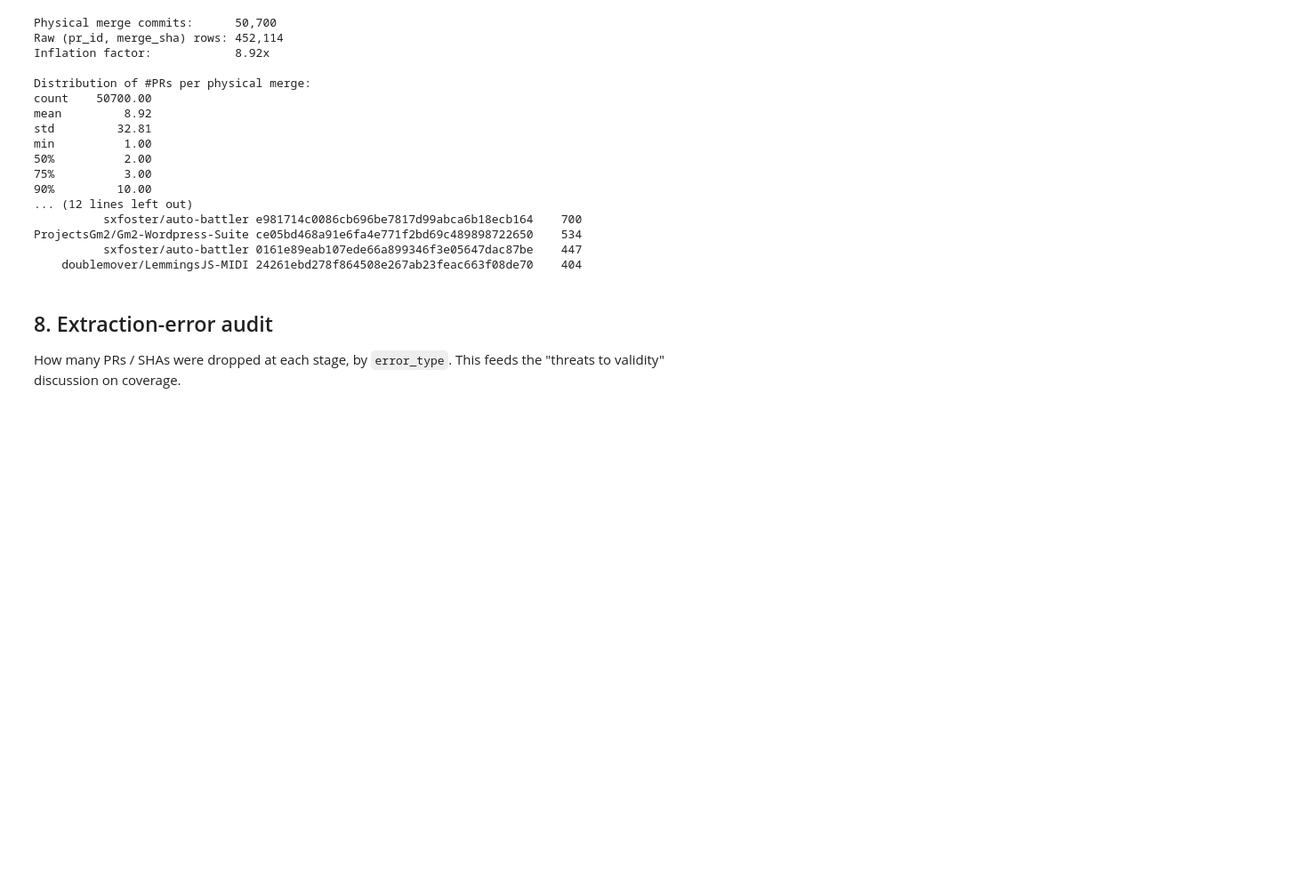
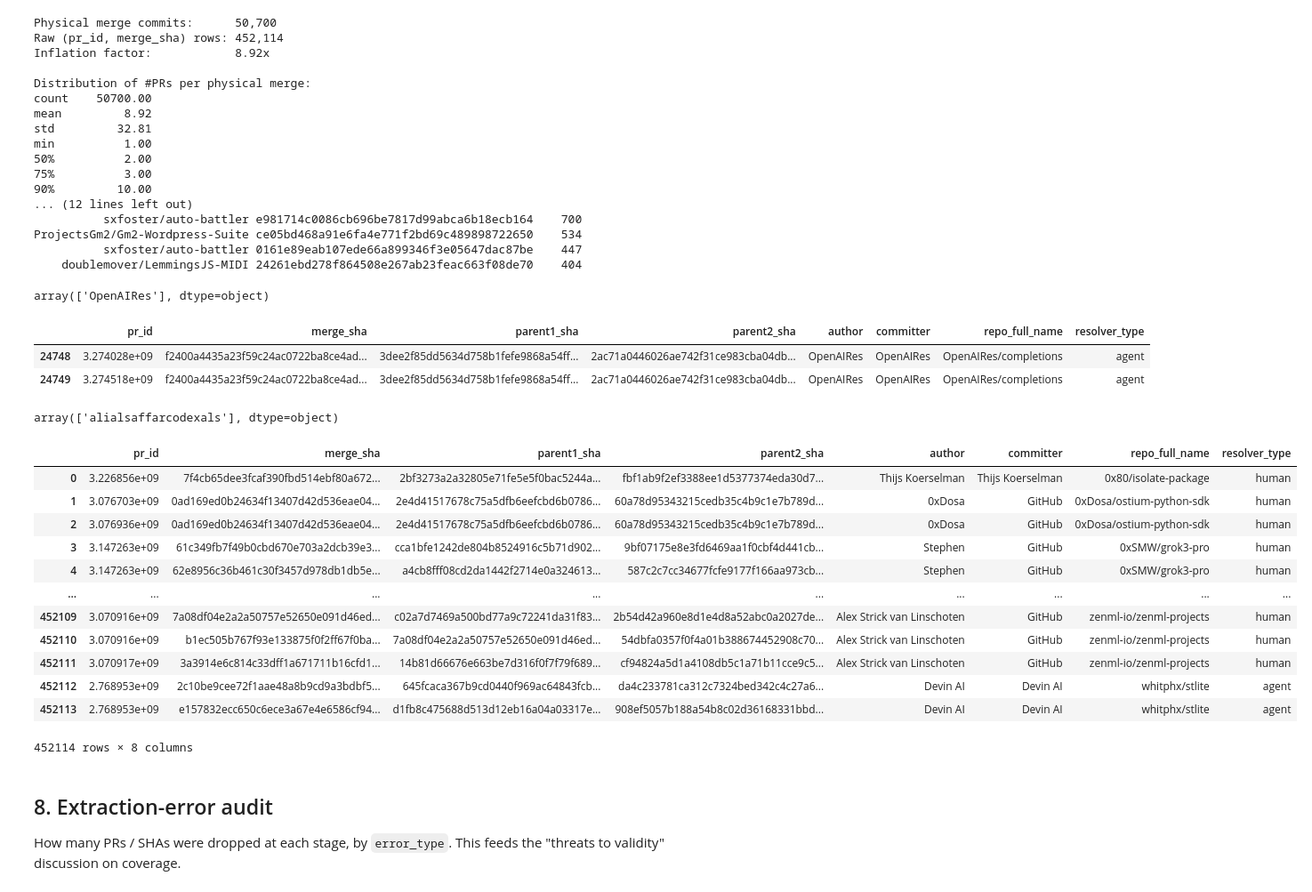
Before and after one commit to gems-uff/agentic-conflicts, a Jupyter notebook: analysis/dataset_characterization.ipynb, the cells around one changed output. Shown at 89% size. Drawn from its saved outputs; the diff is of its cells as text; code cells hidden in the pictures; blank space fills up the shorter version.

```diff
--- a/analysis/dataset_characterization.ipynb
+++ b/analysis/dataset_characterization.ipynb
@@ -391,6 +391,37 @@ min          1.00
 ProjectsGm2/Gm2-Wordpress-Suite ce05bd468a91e6fa4e771f2bd69c489898722650    534
           sxfoster/auto-battler 0161e89eab107ede66a899346f3e05647dac87be    447
     doublemover/LemmingsJS-MIDI 24261ebd278f864508e267ab23feac663f08de70    404
+# %%
+#im_raw[im_raw['author'].str.contains('\[bot\]')]['author'].unique()
+im_raw[im_raw['author'].str.contains('openai', case=False)]['author'].unique()
+# %% [output]
+array(['OpenAIRes'], dtype=object)
+# %%
+im_raw[im_raw['author'].str.contains('openai', case=False)]
+# %% [output]
+|  | pr_id | merge_sha | parent1_sha | parent2_sha | author | committer | repo_full_name | resolver_type |
+| 24748 | 3.274028e+09 | f2400a4435a23f59c24ac0722ba8ce4ad... | 3dee2f85dd5634d758b1fefe9868a54ff... | 2ac71a0446026ae742f31ce983cba04db... | OpenAIRes | OpenAIRes | OpenAIRes/completions | agent |
+| 24749 | 3.274518e+09 | f2400a4435a23f59c24ac0722ba8ce4ad... | 3dee2f85dd5634d758b1fefe9868a54ff... | 2ac71a0446026ae742f31ce983cba04db... | OpenAIRes | OpenAIRes | OpenAIRes/completions | agent |
+# %%
+im_raw[im_raw['author'].str.contains('codex')]['author'].unique()
+# %% [output]
+array(['alialsaffarcodexals'], dtype=object)
+# %%
+im_raw
+# %% [output]
+|  | pr_id | merge_sha | parent1_sha | parent2_sha | author | committer | repo_full_name | resolver_type |
+| 0 | 3.226856e+09 | 7f4cb65dee3fcaf390fbd514ebf80a672... | 2bf3273a2a32805e71fe5e5f0bac5244a... | fbf1ab9f2ef3388ee1d5377374eda30d7... | Thijs Koerselman | Thijs Koerselman | 0x80/isolate-package | human |
+| 1 | 3.076703e+09 | 0ad169ed0b24634f13407d42d536eae04... | 2e4d41517678c75a5dfb6eefcbd6b0786... | 60a78d95343215cedb35c4b9c1e7b789d... | 0xDosa | GitHub | 0xDosa/ostium-python-sdk | human |
+| 2 | 3.076936e+09 | 0ad169ed0b24634f13407d42d536eae04... | 2e4d41517678c75a5dfb6eefcbd6b0786... | 60a78d95343215cedb35c4b9c1e7b789d... | 0xDosa | GitHub | 0xDosa/ostium-python-sdk | human |
+| 3 | 3.147263e+09 | 61c349fb7f49b0cbd670e703a2dcb39e3... | cca1bfe1242de804b8524916c5b71d902... | 9bf07175e8e3fd6469aa1f0cbf4d441cb... | Stephen | GitHub | 0xSMW/grok3-pro | human |
+| 4 | 3.147263e+09 | 62e8956c36b461c30f3457d978db1db5e... | a4cb8fff08cd2da1442f2714e0a324613... | 587c2c7cc34677fcfe9177f166aa973cb... | Stephen | GitHub | 0xSMW/grok3-pro | human |
+| ... | ... | ... | ... | ... | ... | ... | ... | ... |
+| 452109 | 3.070916e+09 | 7a08df04e2a2a50757e52650e091d46ed... | c02a7d7469a500bd77a9c72241da31f83... | 2b54d42a960e8d1e4d8a52abc0a2027de... | Alex Strick van Linschoten | GitHub | zenml-io/zenml-projects | human |
+| 452110 | 3.070916e+09 | b1ec505b767f93e133875f0f2ff67f0ba... | 7a08df04e2a2a50757e52650e091d46ed... | 54dbfa0357f0f4a01b388674452908c70... | Alex Strick van Linschoten | GitHub | zenml-io/zenml-projects | human |
+| 452111 | 3.070917e+09 | 3a3914e6c814c33dff1a671711b16cfd1... | 14b81d66676e663be7d316f0f7f79f689... | cf94824a5d1a4108db5c1a71b11cce9c5... | Alex Strick van Linschoten | GitHub | zenml-io/zenml-projects | human |
+| 452112 | 2.768953e+09 | 2c10be9cee72f1aae48a8b9cd9a3bdbf5... | 645fcaca367b9cd0440f969ac64843fcb... | da4c233781ca312c7324bed342c4c27a6... | Devin AI | Devin AI | whitphx/stlite | agent |
+| 452113 | 2.768953e+09 | e157832ecc650c6ece3a67e4e6586cf94... | d1fb8c475688d513d12eb16a04a03317e... | 908ef5057b188a54b8c02d36168331bbd... | Devin AI | Devin AI | whitphx/stlite | agent |
+452114 rows × 8 columns
 # %% [markdown]
 ## 8. Extraction-error audit
 
```
Also changed, not shown: parts of 1 cell of this notebook, 16 other files.
